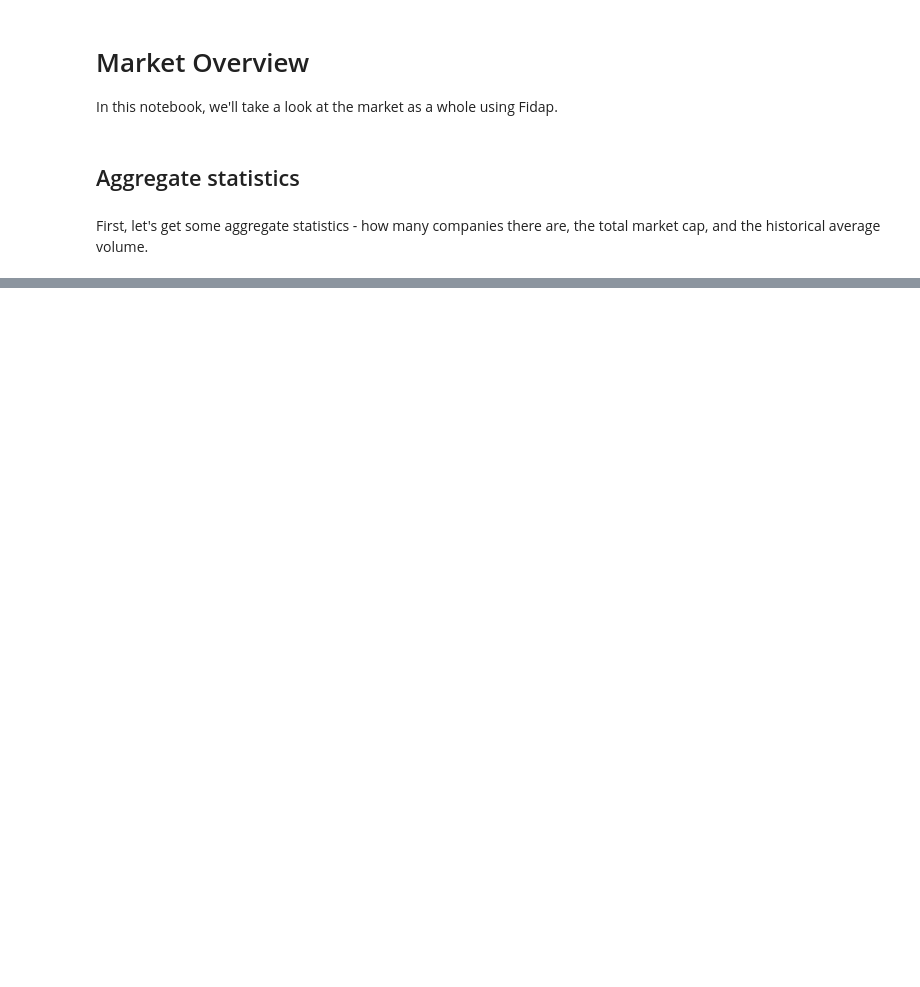
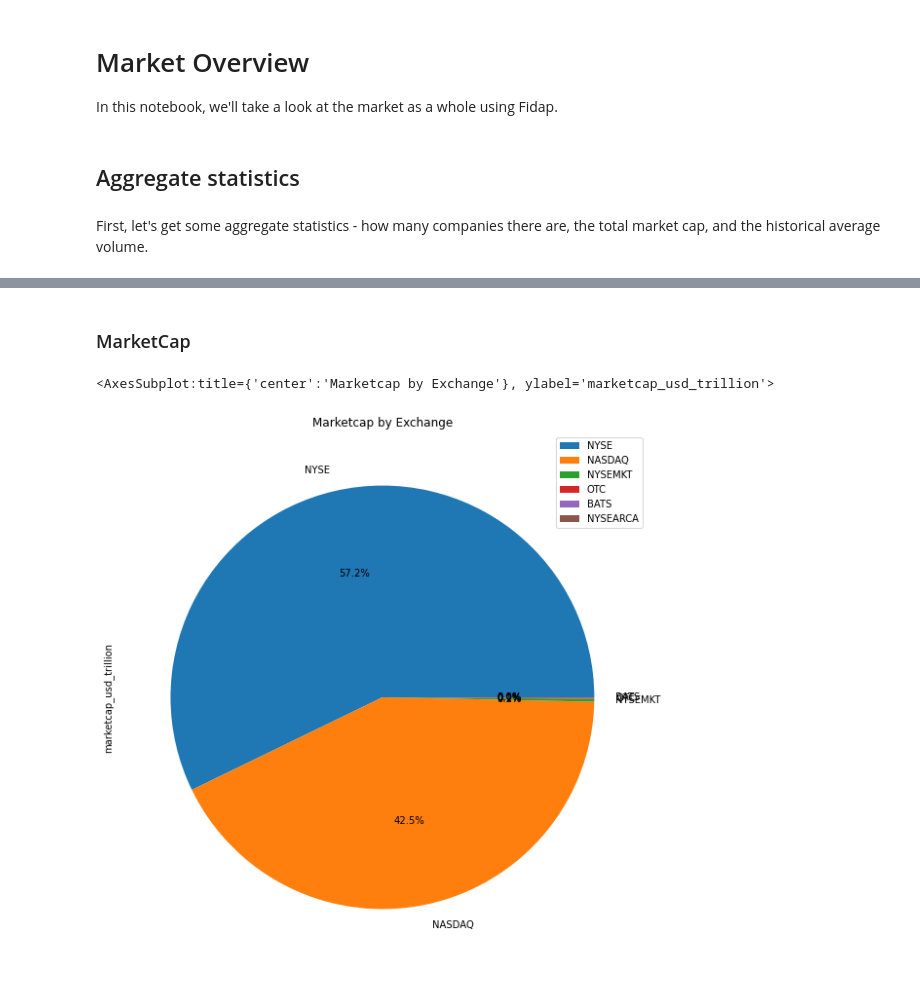
Before and after one commit to fidapco/notebooks, a Jupyter notebook: market_overview.ipynb, the cells around one changed output, grey strips where cells are left out. Saved outputs shown, nothing was run; the diff lists cells and outputs as text; code cells hidden in the pictures; blank space fills up the shorter version.

Commit message:
Started Rebuilding Market Overview

```diff
--- a/market_overview.ipynb
+++ b/market_overview.ipynb
@@ -41,0 +48,9 @@ fidap.sql('select ticker, name, marketcap from tickers where marketcap > 0 order
+# %% [markdown]
+### MarketCap
+# %%
+df_exchange = fidap.sql("""select "exchange", ROUND(sum("marketcap")/1e12,3) marketcap_usd_trillion from "FIDAP_DATA_SOURCES"."FIDAP_SCHEMA"."tickers" GROUP BY "exchange";""")
+df_exchange.set_index("exchange", inplace=True)
+df_exchange.plot.pie(y='marketcap_usd_trillion', figsize=(10,10), title="Marketcap by Exchange", autopct='%1.1f%%')
+# %% [output]
+<AxesSubplot:title={'center':'Marketcap by Exchange'}, ylabel='marketcap_usd_trillion'>
+[figure, added]
```
Also changed, not shown: parts of 17 cells of this notebook.
